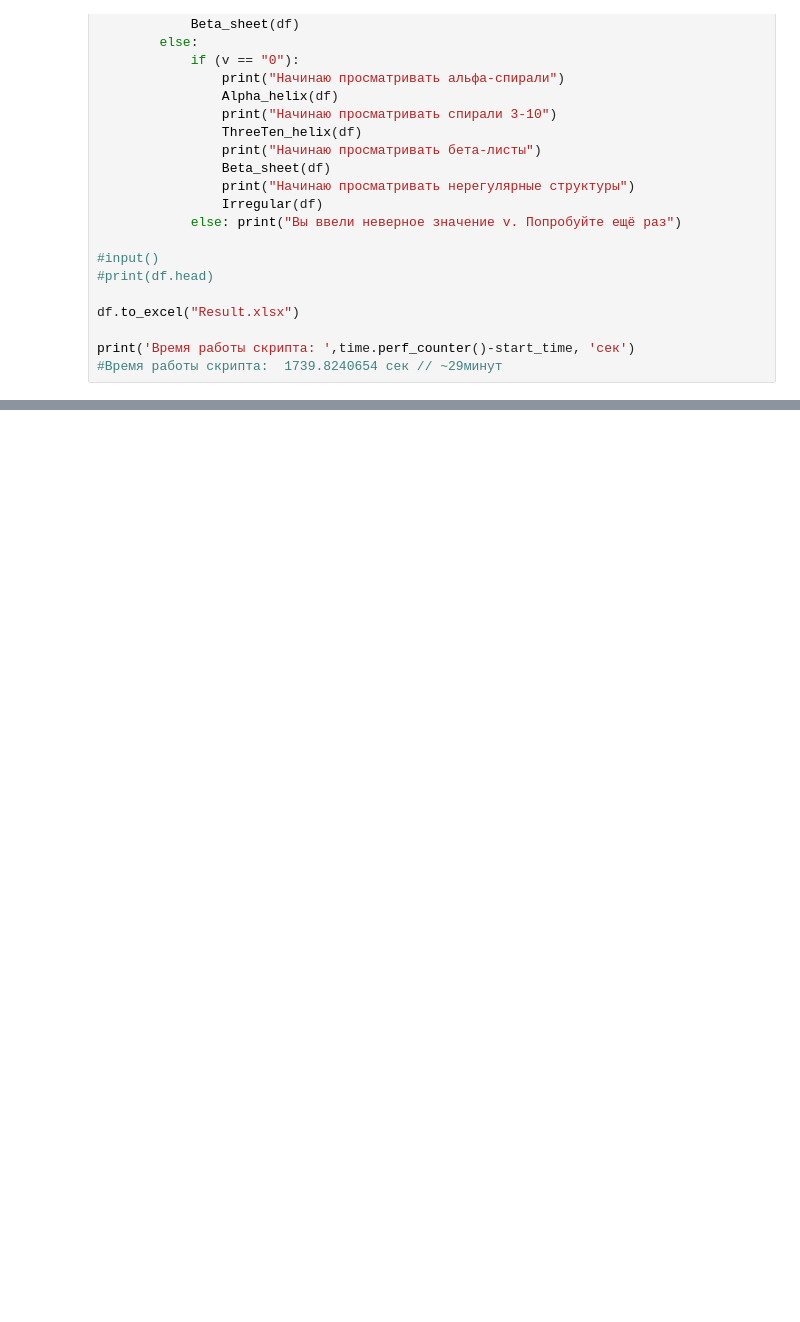
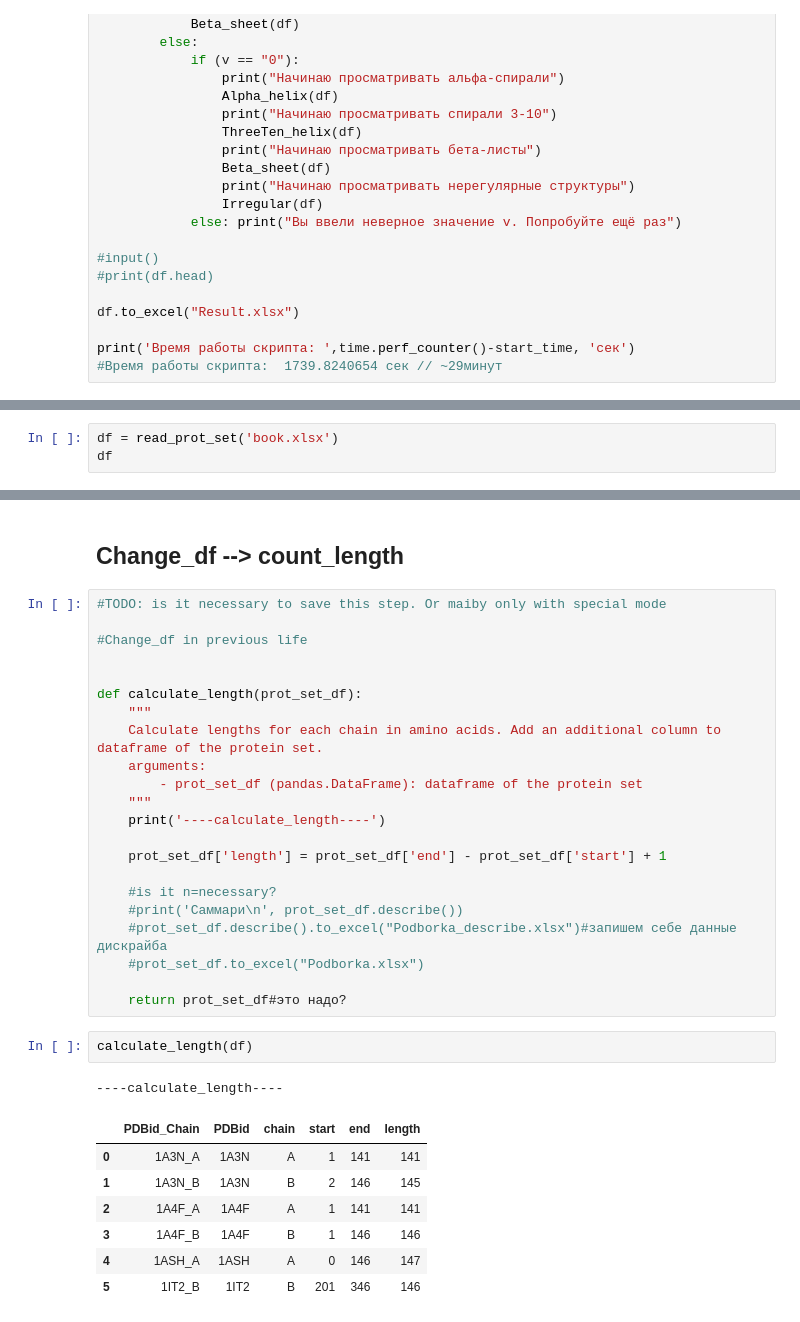
Before and after one commit to Olga-Bagrova/DistrProtStruc, a Jupyter notebook: Develop.ipynb, the cells around one changed output, grey strips where cells are left out. Drawn from its saved outputs; the diff is of its cells as text; blank space fills up the shorter version.

```diff
--- a/Develop.ipynb
+++ b/Develop.ipynb
@@ -477,0 +1128,3 @@ print('Время работы скрипта: ',time.perf_counter()-start_time,
+# %%
+df = read_prot_set('book.xlsx')
+df
@@ -477,0 +1162,35 @@ print('Время работы скрипта: ',time.perf_counter()-start_time,
+# %% [markdown]
+## Change_df --> count_length
+# %%
+#TODO: is it necessary to save this step. Or maiby only with special mode
+
+#Change_df in previous life
+
+
+def calculate_length(prot_set_df):
+    """
+    Calculate lengths for each chain in amino acids. Add an additional column to dataframe of the protein set.
+    arguments:
+        - prot_set_df (pandas.DataFrame): dataframe of the protein set
+    """
+    print('----calculate_length----')
+
+    prot_set_df['length'] = prot_set_df['end'] - prot_set_df['start'] + 1
+
+    #is it n=necessary?
+    #print('Саммари\n', prot_set_df.describe())
+    #prot_set_df.describe().to_excel("Podborka_describe.xlsx")#запишем себе данные дискрайба
+    #prot_set_df.to_excel("Podborka.xlsx")
+
+    return prot_set_df#это надо?
+# %%
+calculate_length(df)
+# %% [output]
+----calculate_length----
+|  | PDBid_Chain | PDBid | chain | start | end | length |
+| 0 | 1A3N_A | 1A3N | A | 1 | 141 | 141 |
+| 1 | 1A3N_B | 1A3N | B | 2 | 146 | 145 |
+| 2 | 1A4F_A | 1A4F | A | 1 | 141 | 141 |
+| 3 | 1A4F_B | 1A4F | B | 1 | 146 | 146 |
+| 4 | 1ASH_A | 1ASH | A | 0 | 146 | 147 |
+| 5 | 1IT2_B | 1IT2 | B | 201 | 346 | 146 |
```
Also changed, not shown: parts of 35 cells of this notebook, 3 other files.
